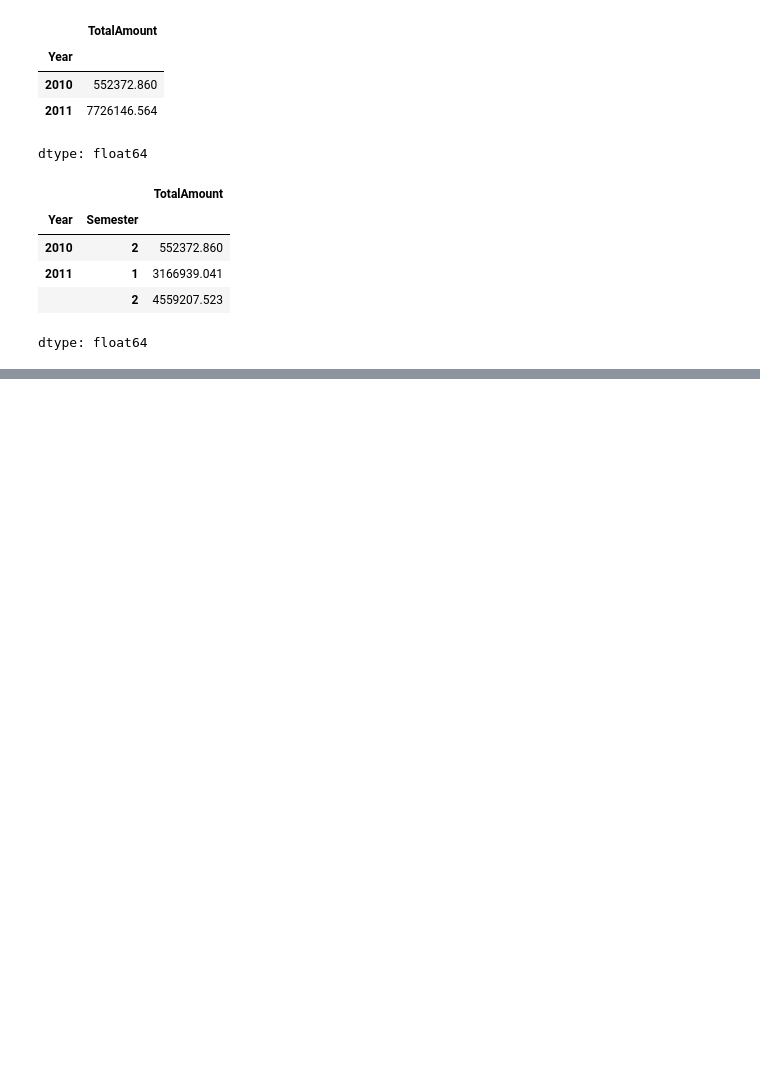
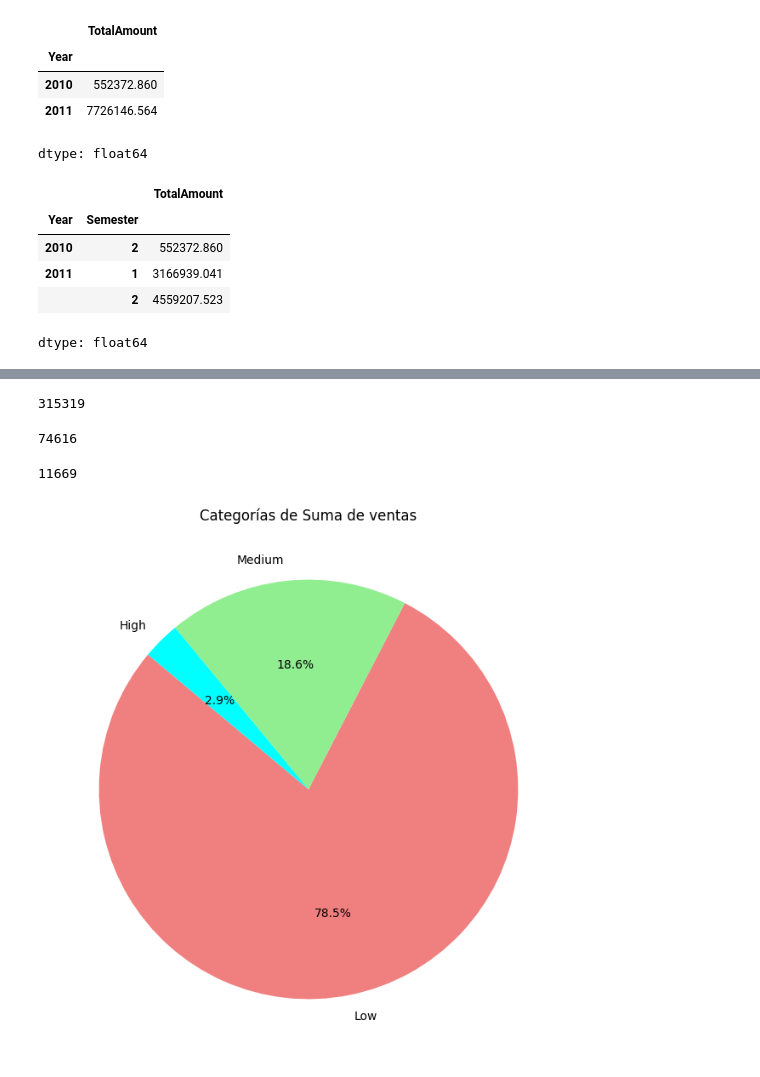
Before and after one commit to electrojam/Curso-de-Python-para-Ciencia-de-Datos, a Jupyter notebook: Clase29_30_31_Caso_de_Estudio_(Parte_I)_Limpieza_de_datos29_32.ipynb, the cells around one changed output, grey strips where cells are left out. Drawn from its saved outputs; the diff is of its cells as text; code cells hidden in the pictures; blank space fills up the shorter version.

```diff
--- a/Clase29_30_31_Caso_de_Estudio_(Parte_I)_Limpieza_de_datos29_32.ipynb
+++ b/Clase29_30_31_Caso_de_Estudio_(Parte_I)_Limpieza_de_datos29_32.ipynb
@@ -215,0 +293,40 @@ dtype: float64
+# %%
+# Contar número de transacciones que han tenido low, es decir AmountCategory == Low
+total_low = data_cleaned[data_cleaned['AmountCategory'] == "Low"].shape[0]
+print(total_low)
+# %% [output]
+315319
+# %%
+# Contar número de transacciones que han tenido medium, es decir AmountCategory == Medium
+total_medium = data_cleaned[data_cleaned['AmountCategory'] == "Medium"].shape[0]
+print(total_medium)
+# %% [output]
+74616
+# %%
+# Contar número de transacciones que han tenido low, es decir AmountCategory == 0
+total_high = data_cleaned[data_cleaned['AmountCategory'] == "High"].shape[0]
+print(total_high)
+# %% [output]
+11669
+# %%
+# Gráfico Pastel
+
+labels = ['Low', 'Medium', 'High']
+sizes = [total_low, total_medium, total_high]
+colors = ['lightcoral', 'lightgreen', 'cyan']
+
+# Configurar el tamaño de la figura
+plt.figure(figsize=(8,8))
+plt.pie(sizes,
+        labels=labels,
+        autopct='%1.1f%%',
+        startangle=140,
+        colors=colors)
+
+# Etiquetar diagrama
+plt.title('Categorías de Suma de ventas')
+
+# Mostramos el diagrama
+plt.show()
+# %% [output]
+[figure, added]
```
Also changed, not shown: parts of 9 cells of this notebook.
